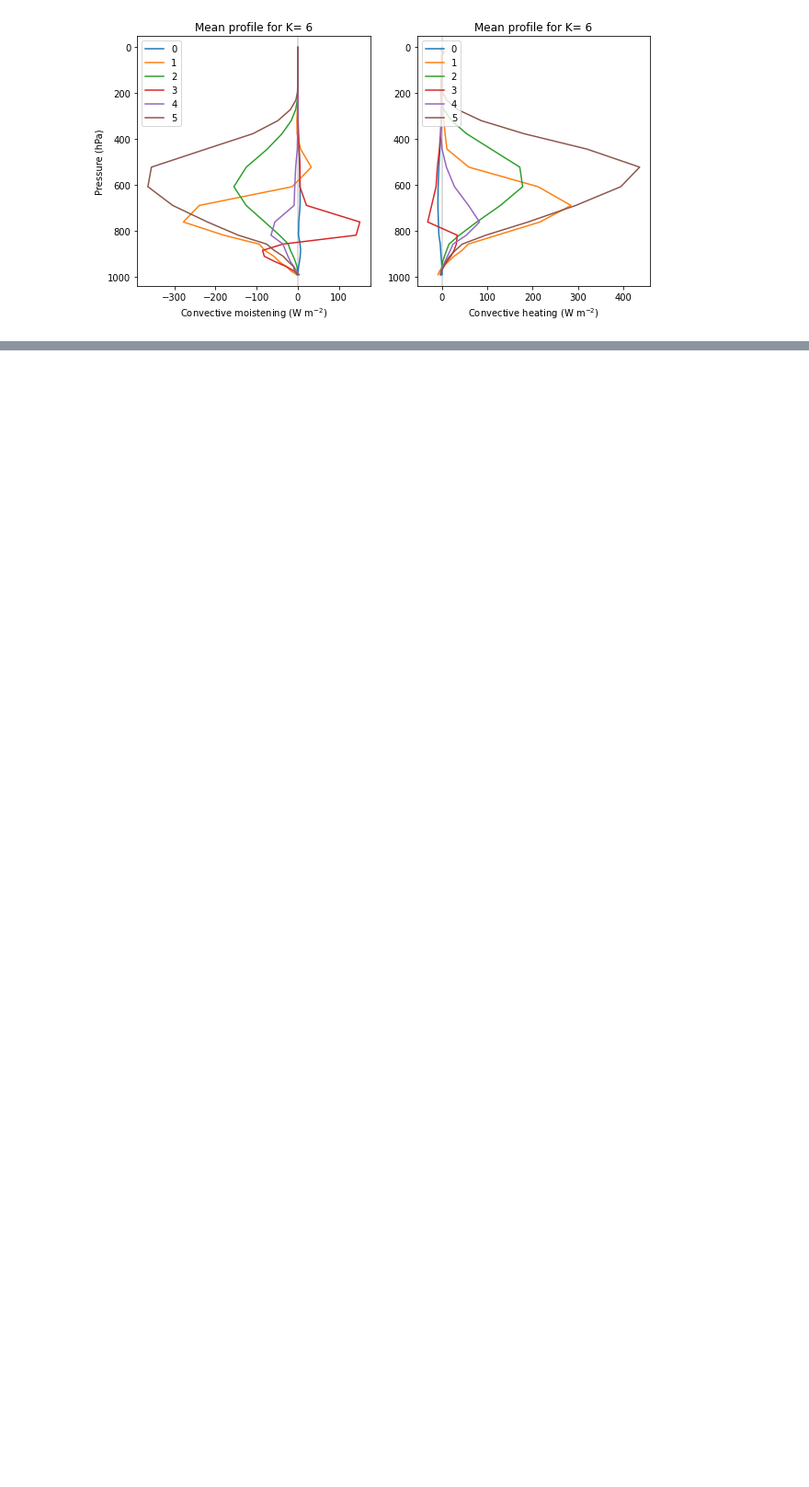
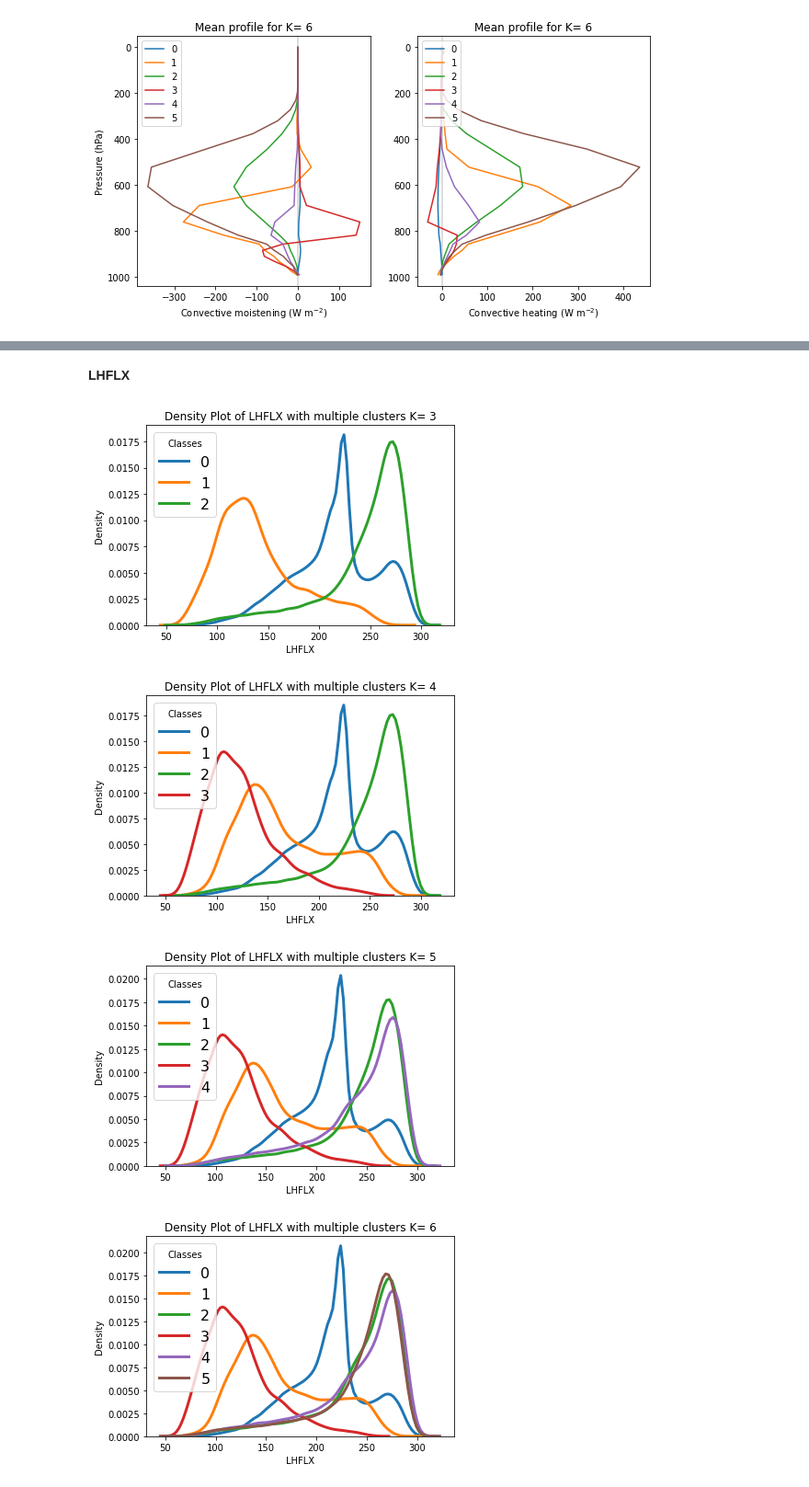
Before and after one commit to ankitesh97/cbrainPDE, a Jupyter notebook: notebooks/ankitesh_devlogs/01_Clustering_For_Regimes.ipynb, the cells around one changed output, grey strips where cells are left out. Shown at 92% size. Drawn from its saved outputs; the diff is of its cells as text; code cells hidden in the pictures; blank space fills up the shorter version.

```diff
--- a/notebooks/ankitesh_devlogs/01_Clustering_For_Regimes.ipynb
+++ b/notebooks/ankitesh_devlogs/01_Clustering_For_Regimes.ipynb
@@ -418,0 +541,49 @@ for K in [3,4,5,6]:
+# %%
+for K in [3,4,5,6]:
+    kmeans = load_pickle_model(MODEL_DIR+"PHQTPH_normalized_K_"+str(K)+".pkl")
+    Y = train_data_m4k[0][1]
+    #inverse scale and then subtrac mean and then scale
+    Y = train_data_m4k.output_transform.inverse_transform(Y)
+    Y[:,:60] = Y[:,:60] - mean
+    Y = train_data_m4k.output_transform.transform(Y)
+    X = Y[:,:60] #PHQ-TPHYSTND
+    preds = kmeans.predict(X)
+    for k in range(K):
+        PS = Y[preds==k,61]
+        sns.distplot(PS, hist = False, kde = True,
+                     kde_kws = {'linewidth': 3},
+                     label = k)
+
+    plt.legend(prop={'size': 16}, title = 'Classes')
+    plt.title('Density Plot of PS with multiple clusters K= '+str(K))
+    plt.xlabel('PS')
+    plt.ylabel('Density')
+    plt.show()
+# %% [markdown]
+**LHFLX**
+# %%
+for K in [3,4,5,6]:
+    kmeans = load_pickle_model(MODEL_DIR+"PHQTPH_ZScore_normalized_K_"+str(K)+".pkl")
+    Y = train_data_m4k[0][1]
+    #inverse scale and then subtrac mean and then scale
+    Y = train_data_m4k.output_transform.inverse_transform(Y)
+    Y[:,:60] = (Y[:,:60] - mean)/(std+1e-6)
+    Y = train_data_m4k.output_transform.transform(Y)
+    X = Y[:,:60] #PHQ-TPHYSTND
+    preds = kmeans.predict(X)
+    for k in range(K):
+        LHFLX = Y[preds==k,62]
+        sns.distplot(LHFLX, hist = False, kde = True,
+                     kde_kws = {'linewidth': 3},
+                     label = k)
+
+    plt.legend(prop={'size': 16}, title = 'Classes')
+    plt.title('Density Plot of LHFLX with multiple clusters K= '+str(K))
+    plt.xlabel('LHFLX')
+    plt.ylabel('Density')
+    plt.show()
+# %% [output]
+[figure, added]
+[figure, added]
+[figure, added]
+[figure, added]
```
Also changed, not shown: parts of 15 cells of this notebook.
